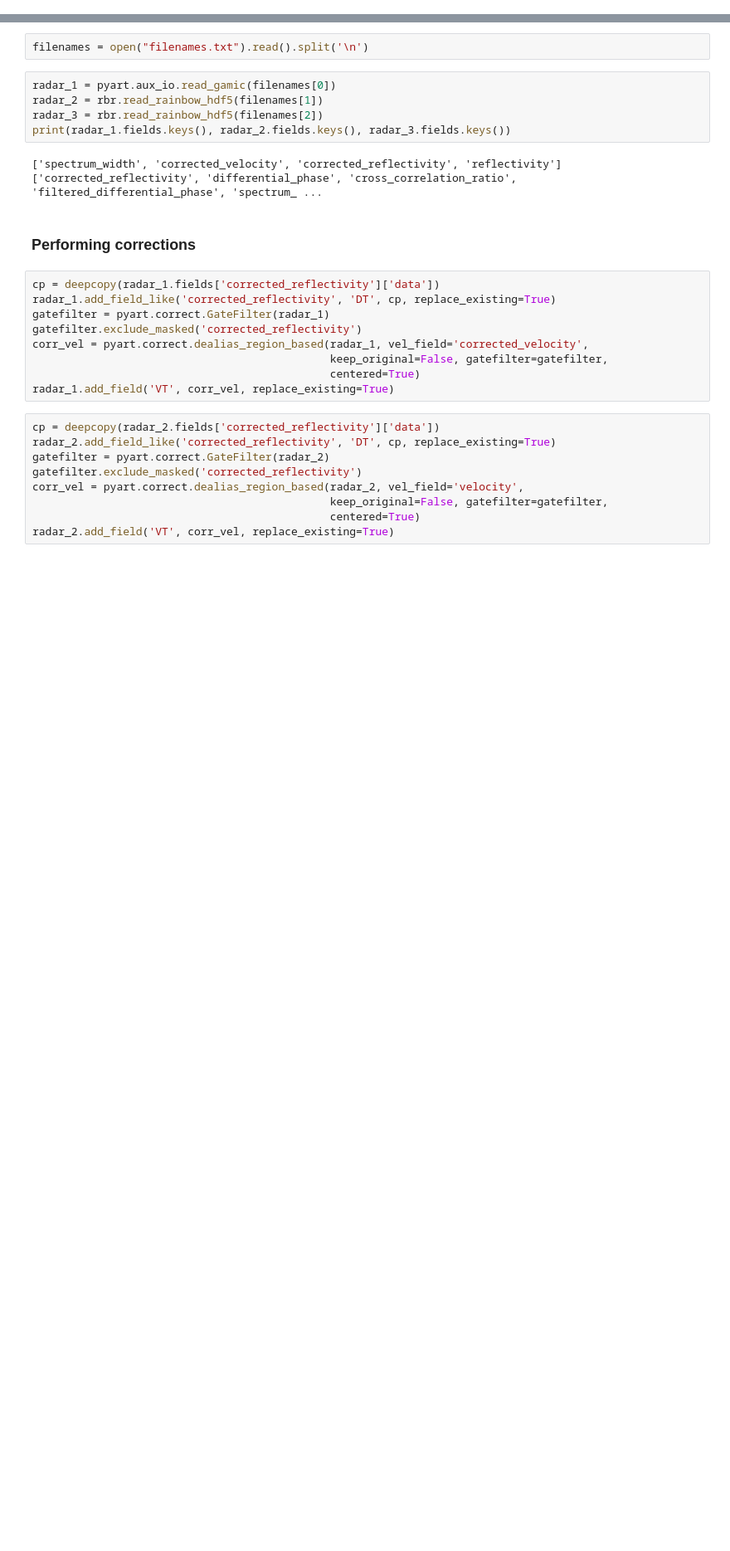
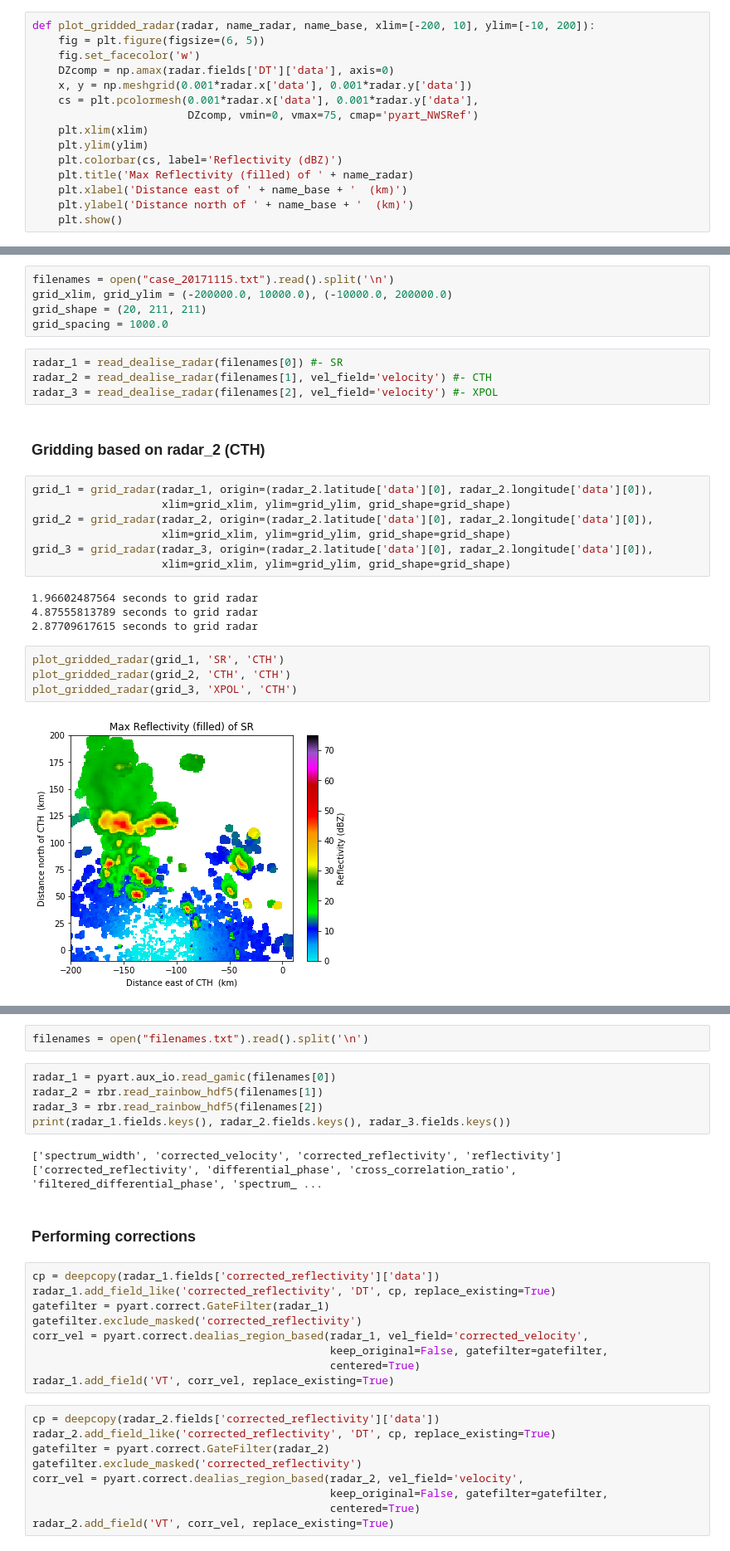
Before and after one commit to cclopes/soschuva_hail, a Jupyter notebook: MultiDoppler_Processing/multidop_cases.ipynb, the cells around one changed output, grey strips where cells are left out. Shown: that part at 83% size. Saved outputs shown, nothing was run; the diff lists cells and outputs as text; blank space fills up the shorter version.

```diff
--- a/MultiDoppler_Processing/multidop_cases.ipynb
+++ b/MultiDoppler_Processing/multidop_cases.ipynb
@@ -30,0 +79,15 @@ import time
+# %%
+def plot_gridded_radar(radar, name_radar, name_base, xlim=[-200, 10], ylim=[-10, 200]):
+    fig = plt.figure(figsize=(6, 5))
+    fig.set_facecolor('w')
+    DZcomp = np.amax(radar.fields['DT']['data'], axis=0)
+    x, y = np.meshgrid(0.001*radar.x['data'], 0.001*radar.y['data'])
+    cs = plt.pcolormesh(0.001*radar.x['data'], 0.001*radar.y['data'],
+                        DZcomp, vmin=0, vmax=75, cmap='pyart_NWSRef')
+    plt.xlim(xlim)
+    plt.ylim(ylim)
+    plt.colorbar(cs, label='Reflectivity (dBZ)')
+    plt.title('Max Reflectivity (filled) of ' + name_radar)
+    plt.xlabel('Distance east of ' + name_base + '  (km)')
+    plt.ylabel('Distance north of ' + name_base + '  (km)')
+    plt.show()
@@ -32,0 +100,28 @@ import time
+# %%
+filenames = open("case_20171115.txt").read().split('\n')
+grid_xlim, grid_ylim = (-200000.0, 10000.0), (-10000.0, 200000.0)
+grid_shape = (20, 211, 211)
+grid_spacing = 1000.0
+# %%
+radar_1 = read_dealise_radar(filenames[0]) #- SR
+radar_2 = read_dealise_radar(filenames[1], vel_field='velocity') #- CTH
+radar_3 = read_dealise_radar(filenames[2], vel_field='velocity') #- XPOL
+# %% [markdown]
+### Gridding based on radar_2 (CTH)
+# %%
+grid_1 = grid_radar(radar_1, origin=(radar_2.latitude['data'][0], radar_2.longitude['data'][0]),
+                    xlim=grid_xlim, ylim=grid_ylim, grid_shape=grid_shape)
+grid_2 = grid_radar(radar_2, origin=(radar_2.latitude['data'][0], radar_2.longitude['data'][0]),
+                    xlim=grid_xlim, ylim=grid_ylim, grid_shape=grid_shape)
+grid_3 = grid_radar(radar_3, origin=(radar_2.latitude['data'][0], radar_2.longitude['data'][0]),
+                    xlim=grid_xlim, ylim=grid_ylim, grid_shape=grid_shape)
+# %% [output]
+1.96602487564 seconds to grid radar
+4.87555813789 seconds to grid radar
+2.87709617615 seconds to grid radar
+# %%
+plot_gridded_radar(grid_1, 'SR', 'CTH')
+plot_gridded_radar(grid_2, 'CTH', 'CTH')
+plot_gridded_radar(grid_3, 'XPOL', 'CTH')
+# %% [output]
+[figure, added]
```
Also changed, not shown: parts of 37 cells of this notebook, 11 other files.
